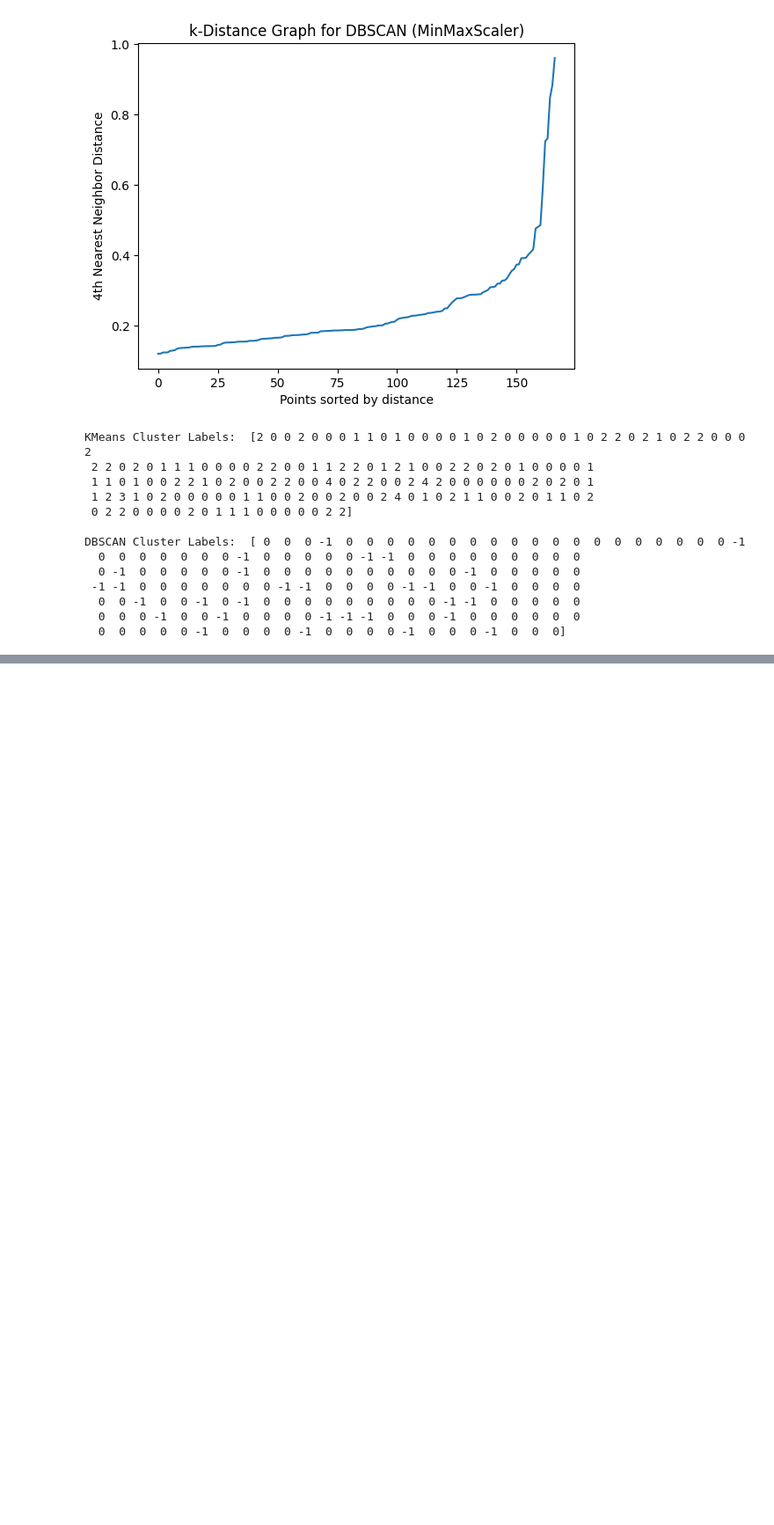
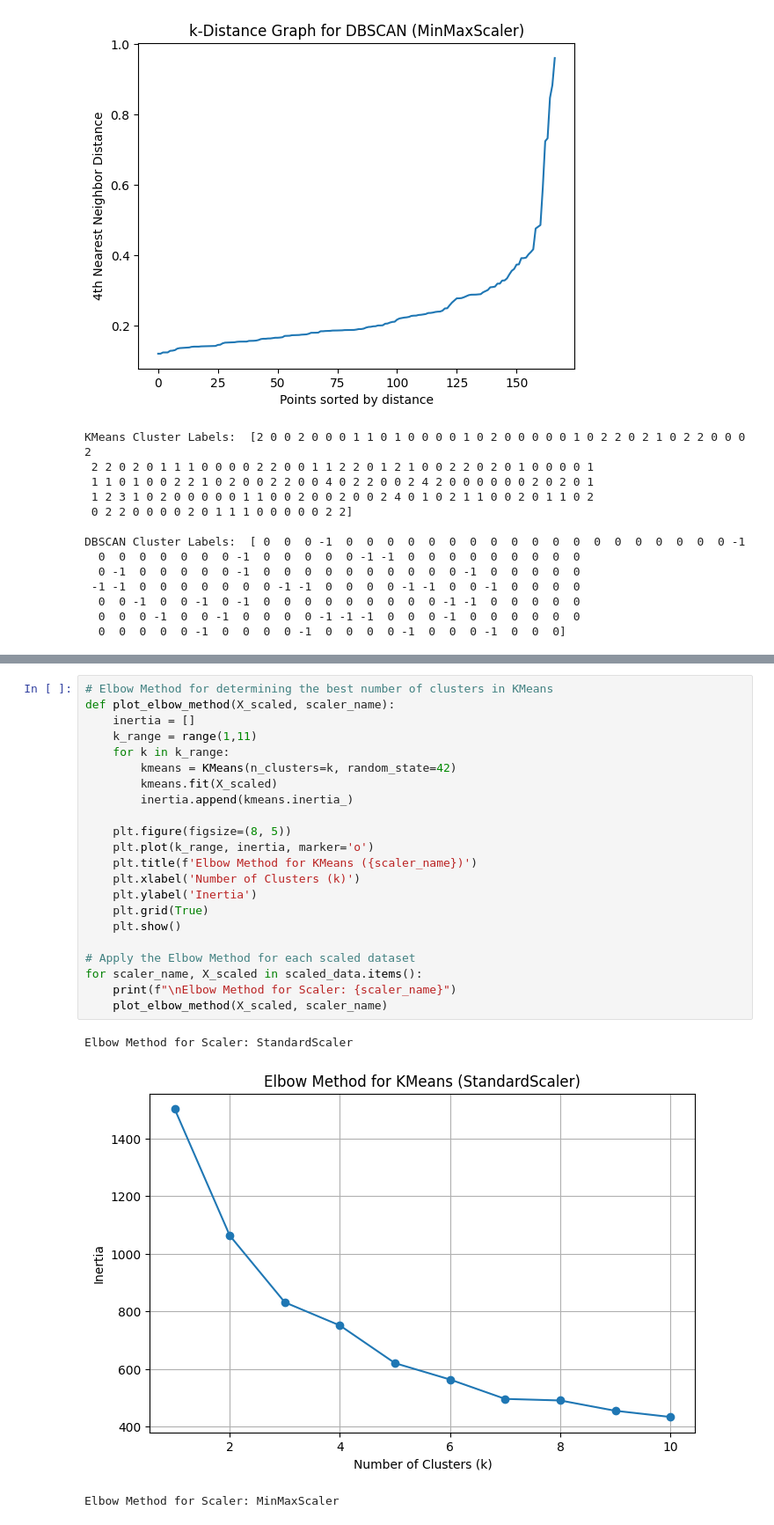
Before and after one commit to hirajya/CCADMACL_PROJECT_COM222, a Jupyter notebook: notebooks/sample.ipynb, the cells around one changed output, grey strips where cells are left out. Shown at 88% size. Cells and saved outputs as stored; diff of their text form; blank space fills up the shorter version.

```diff
--- a/notebooks/sample.ipynb
+++ b/notebooks/sample.ipynb
@@ -690,0 +812,26 @@ DBSCAN Cluster Labels:  [ 0  0  0 -1  0  0  0  0  0  0  0  0  0  0  0  0  0  0
+# %%
+# Elbow Method for determining the best number of clusters in KMeans
+def plot_elbow_method(X_scaled, scaler_name):
+    inertia = []
+    k_range = range(1,11)
+    for k in k_range:
+        kmeans = KMeans(n_clusters=k, random_state=42)
+        kmeans.fit(X_scaled)
+        inertia.append(kmeans.inertia_)
+
+    plt.figure(figsize=(8, 5))
+    plt.plot(k_range, inertia, marker='o')
+    plt.title(f'Elbow Method for KMeans ({scaler_name})')
+    plt.xlabel('Number of Clusters (k)')
+    plt.ylabel('Inertia')
+    plt.grid(True)
+    plt.show()
+
+# Apply the Elbow Method for each scaled dataset
+for scaler_name, X_scaled in scaled_data.items():
+    print(f"\nElbow Method for Scaler: {scaler_name}")
+    plot_elbow_method(X_scaled, scaler_name)
+# %% [output]
+Elbow Method for Scaler: StandardScaler
+[figure, added]
+Elbow Method for Scaler: MinMaxScaler
```
Also changed, not shown: parts of 2 cells of this notebook, 1 other file.
